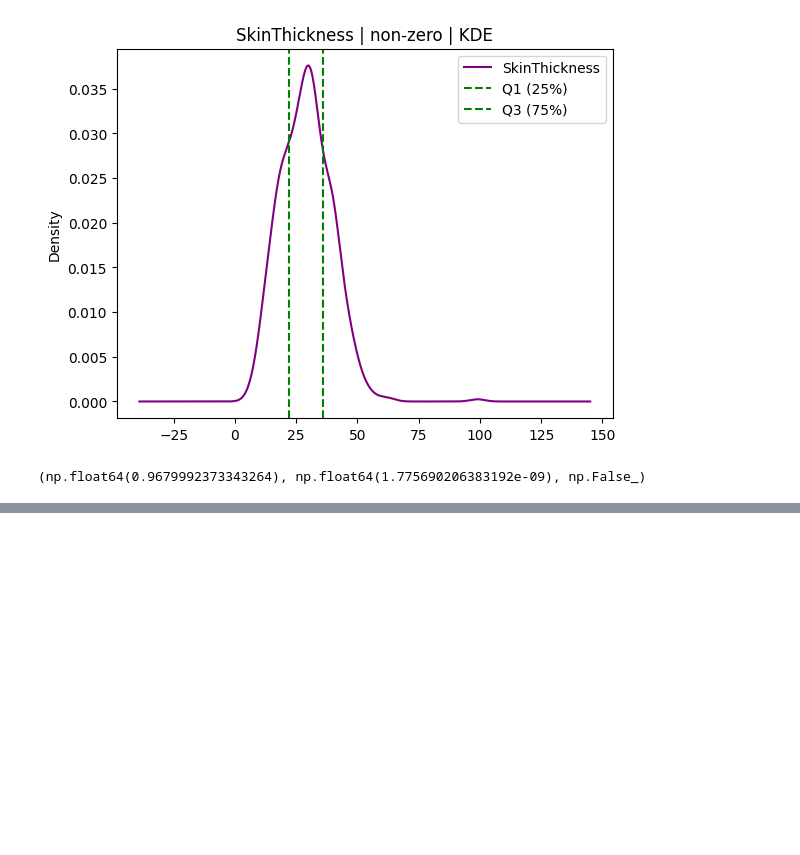
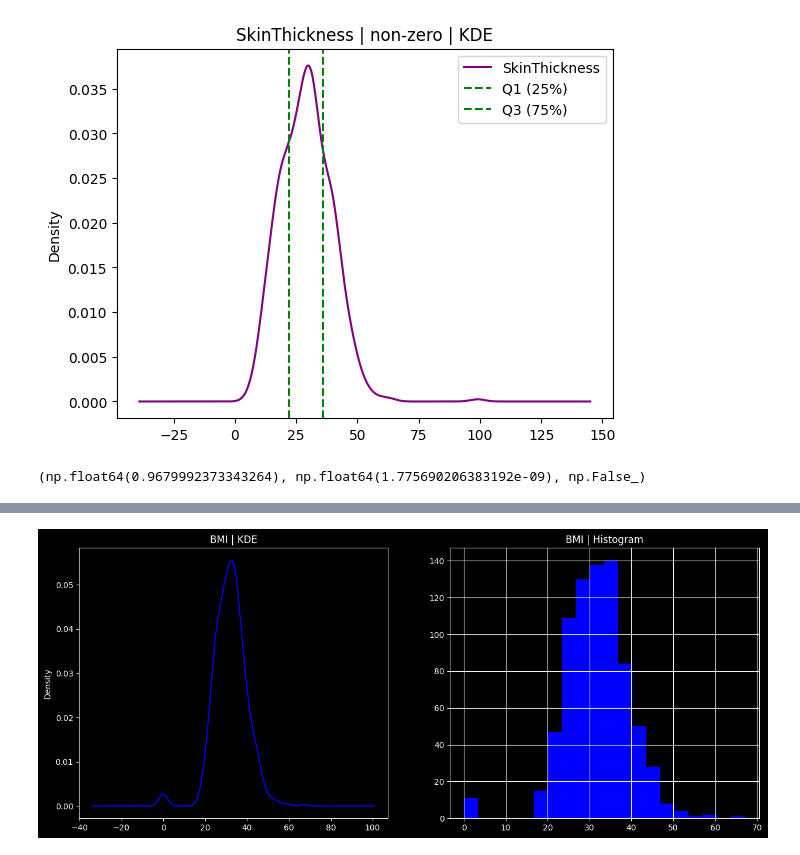
Before and after one commit to denys-ops/SET-DataAnalysis, a Jupyter notebook: hw/HW_2_Kondratiuk_Kosteniuk.ipynb, the cells around one changed output, grey strips where cells are left out. Drawn from its saved outputs; the diff is of its cells as text; code cells hidden in the pictures; blank space fills up the shorter version.

```diff
--- a/hw/HW_2_Kondratiuk_Kosteniuk.ipynb
+++ b/hw/HW_2_Kondratiuk_Kosteniuk.ipynb
@@ -215,0 +278,15 @@ stat, p_value, p_value > .05
+# %%
+# BMI
+fig, axes = plt.subplots(1, 2, figsize=(15, 6))
+
+diabetes_data['BMI'].plot(kind='kde', ax=axes[0], color='blue')
+axes[0].set_title('BMI | KDE')
+
+diabetes_data['BMI'].hist(bins=20, ax=axes[1], color='blue')
+axes[1].set_title('BMI | Histogram')
+
+plt.show()
+# Висновок:
+# Розподіл BMI досить симетричний, схожий на нормальний але з легкою правосторонньою асиметрією
+# %% [output]
+[figure, added]
```
Also changed, not shown: parts of 11 cells of this notebook, 2 other files.
